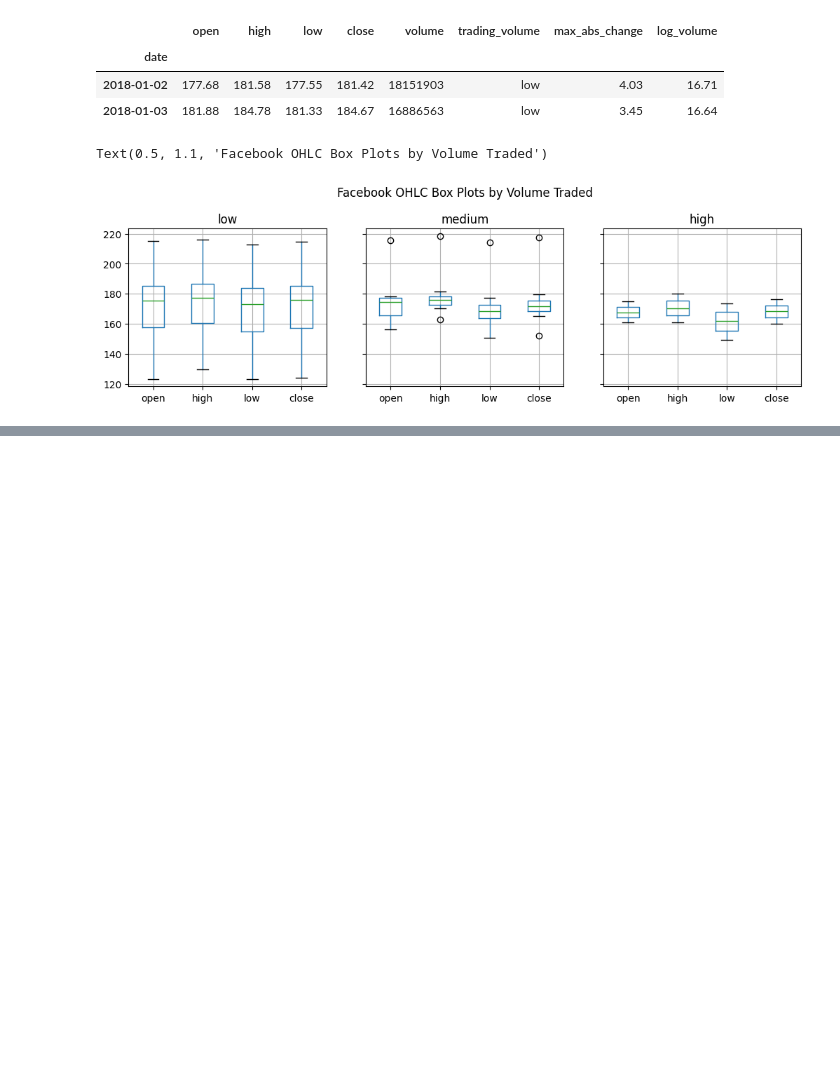
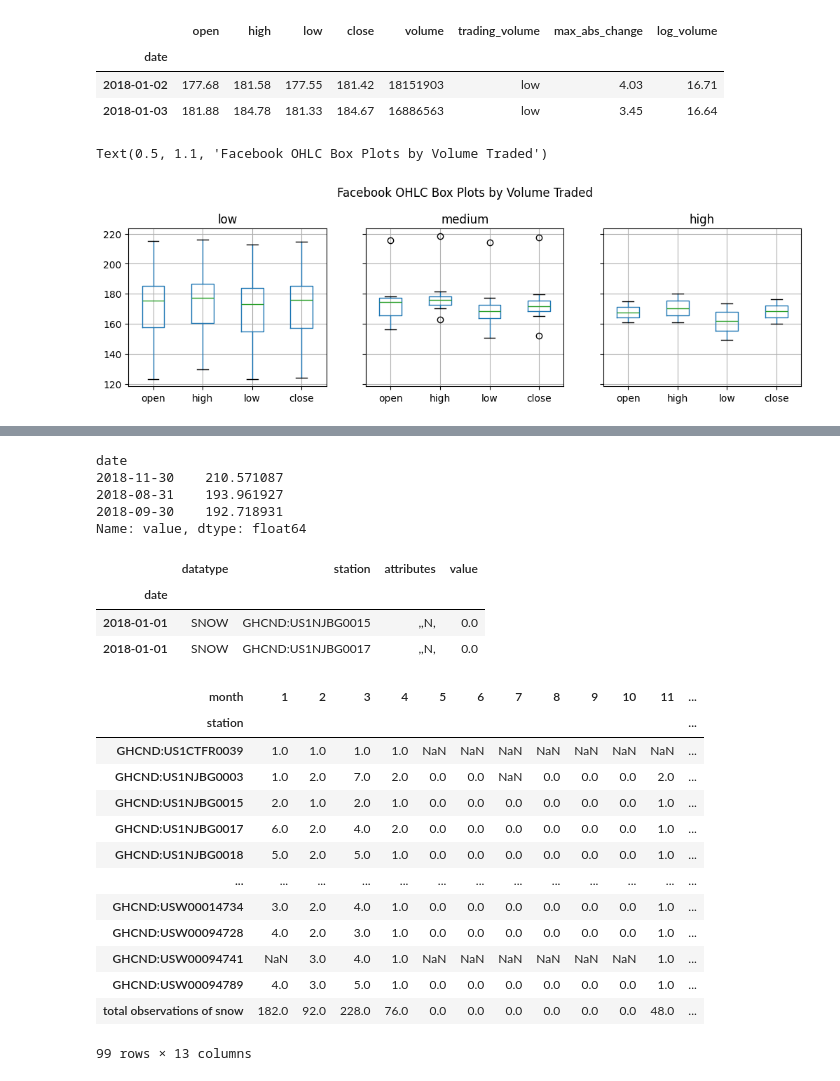
Before and after one commit to gstw7/hands-on-data-analysis-with-pandas-2nd-edition-pt-br, a Jupyter notebook: summary/00.ipynb, the cells around one changed output, grey strips where cells are left out. Drawn from its saved outputs; the diff is of its cells as text; code cells hidden in the pictures; blank space fills up the shorter version.

```diff
--- a/summary/00.ipynb
+++ b/summary/00.ipynb
@@ -931,0 +937,3 @@ Text(0.5, 1.1, 'Facebook OHLC Box Plots by Volume Traded')
+# %%
+weather = pd.read_csv('data/nyc_weather_2018.csv')
+weather.head()
@@ -931,0 +1035,3 @@ Text(0.5, 1.1, 'Facebook OHLC Box Plots by Volume Traded')
+# %%
+weather['date'] = pd.to_datetime(weather.date)
+weather.head()
@@ -931,0 +1045,2 @@ Text(0.5, 1.1, 'Facebook OHLC Box Plots by Volume Traded')
+# %%
+weather.set_index('date', inplace=True)
@@ -931,0 +1071,42 @@ Text(0.5, 1.1, 'Facebook OHLC Box Plots by Volume Traded')
+# %%
+weather.query('datatype == "PRCP"')\
+    .groupby(level=0)['value'].mean()\
+    .groupby(pd.Grouper(freq='ME')).sum().nlargest(3)
+# %% [output]
+date
+2018-11-30    210.571087
+2018-08-31    193.961927
+2018-09-30    192.718931
+Name: value, dtype: float64
+# %%
+snow_data = weather.query('datatype == "SNOW"')
+snow_data.head(2)
+# %% [output]
+|  | datatype | station | attributes | value |
+| date |  |  |  |  |
+| 2018-01-01 | SNOW | GHCND:US1NJBG0015 | ,,N, | 0.0 |
+| 2018-01-01 | SNOW | GHCND:US1NJBG0017 | ,,N, | 0.0 |
+# %%
+pd.crosstab(
+    index=snow_data.station,
+    columns=snow_data.index.month,
+    colnames=['month'],
+    values=snow_data.value,
+    aggfunc=lambda x: (x > 0).sum(),
+    margins=True,
+    margins_name='total observations of snow')
+# %% [output]
+| month | 1 | 2 | 3 | 4 | 5 | 6 | 7 | 8 | 9 | 10 | 11 | ... |
+| station |  |  |  |  |  |  |  |  |  |  |  | ... |
+| GHCND:US1CTFR0039 | 1.0 | 1.0 | 1.0 | 1.0 | NaN | NaN | NaN | NaN | NaN | NaN | NaN | ... |
+| GHCND:US1NJBG0003 | 1.0 | 2.0 | 7.0 | 2.0 | 0.0 | 0.0 | NaN | 0.0 | 0.0 | 0.0 | 2.0 | ... |
+| GHCND:US1NJBG0015 | 2.0 | 1.0 | 2.0 | 1.0 | 0.0 | 0.0 | 0.0 | 0.0 | 0.0 | 0.0 | 1.0 | ... |
+| GHCND:US1NJBG0017 | 6.0 | 2.0 | 4.0 | 2.0 | 0.0 | 0.0 | 0.0 | 0.0 | 0.0 | 0.0 | 1.0 | ... |
+| GHCND:US1NJBG0018 | 5.0 | 2.0 | 5.0 | 1.0 | 0.0 | 0.0 | 0.0 | 0.0 | 0.0 | 0.0 | 1.0 | ... |
+| ... | ... | ... | ... | ... | ... | ... | ... | ... | ... | ... | ... | ... |
+| GHCND:USW00014734 | 3.0 | 2.0 | 4.0 | 1.0 | 0.0 | 0.0 | 0.0 | 0.0 | 0.0 | 0.0 | 1.0 | ... |
+| GHCND:USW00094728 | 4.0 | 2.0 | 3.0 | 1.0 | 0.0 | 0.0 | 0.0 | 0.0 | 0.0 | 0.0 | 1.0 | ... |
+| GHCND:USW00094741 | NaN | 3.0 | 4.0 | 1.0 | NaN | NaN | NaN | NaN | NaN | NaN | 1.0 | ... |
+| GHCND:USW00094789 | 4.0 | 3.0 | 5.0 | 1.0 | 0.0 | 0.0 | 0.0 | 0.0 | 0.0 | 0.0 | 1.0 | ... |
+| total observations of snow | 182.0 | 92.0 | 228.0 | 76.0 | 0.0 | 0.0 | 0.0 | 0.0 | 0.0 | 0.0 | 48.0 | ... |
+99 rows × 13 columns
```
Also changed, not shown: parts of 21 cells of this notebook, 1 other file.
